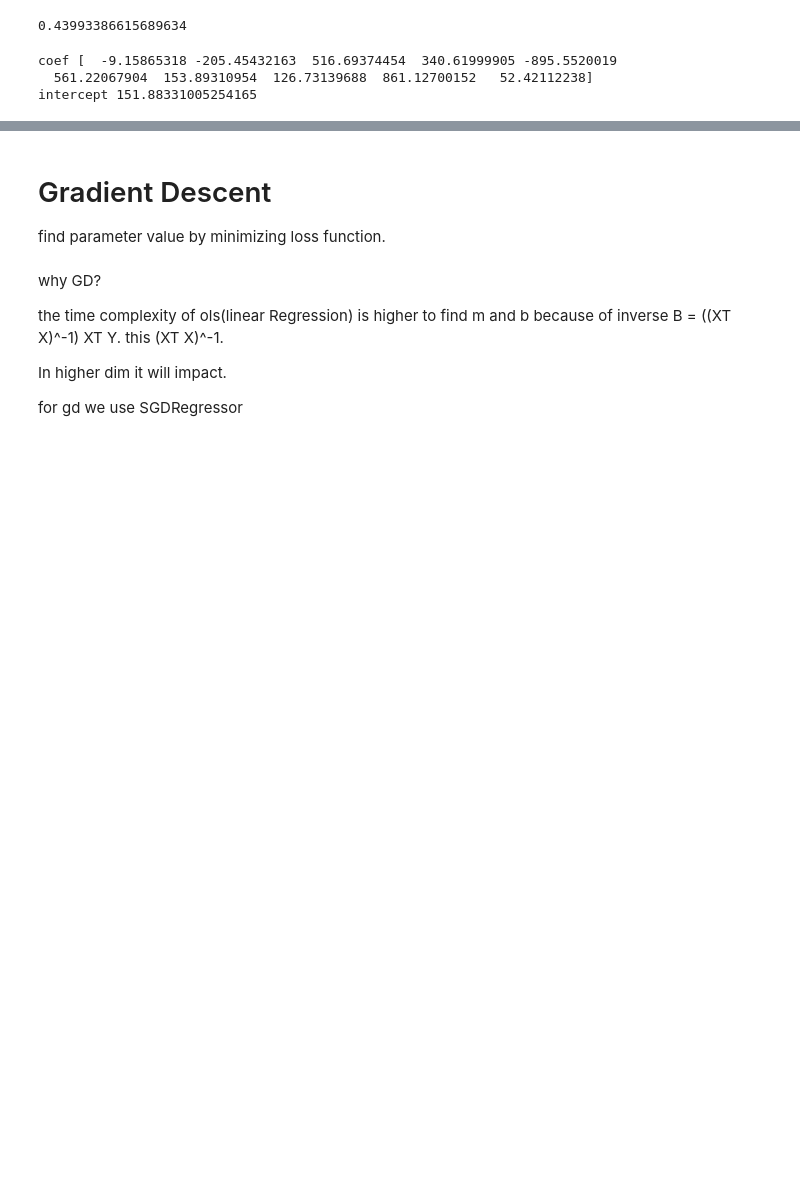
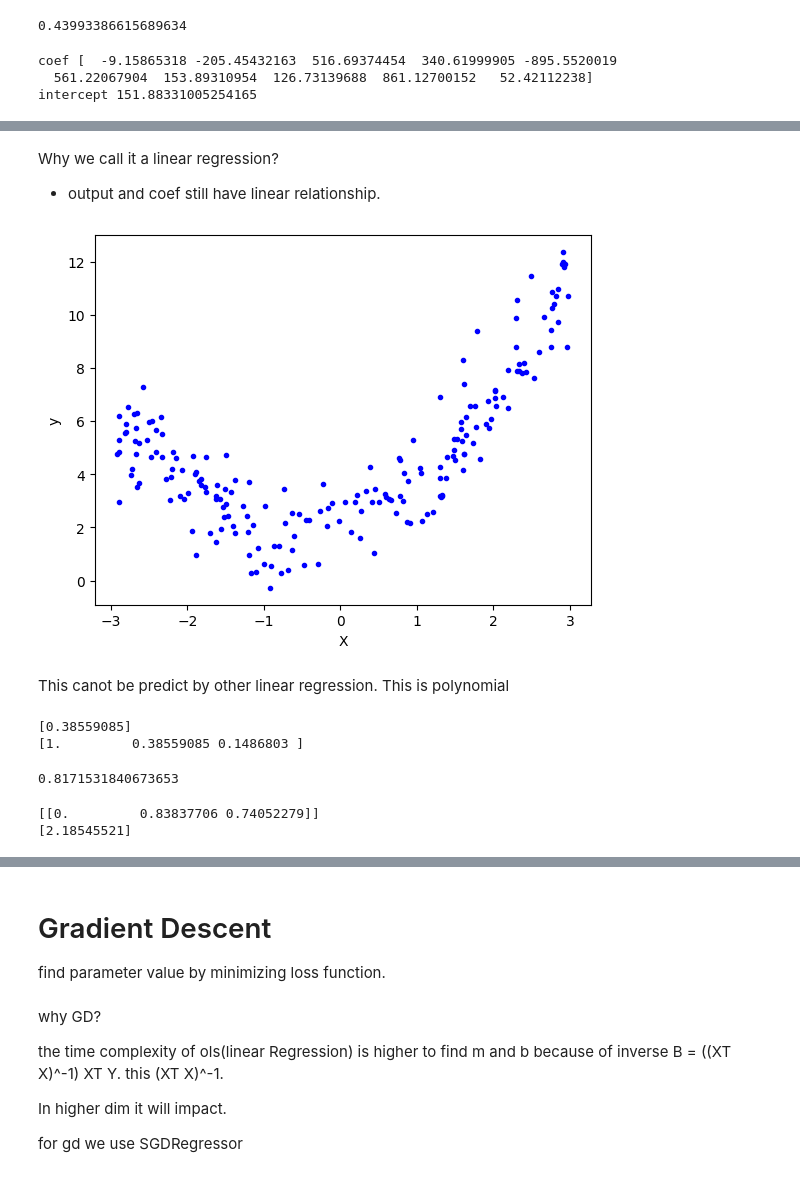
Before and after one commit to Avit-hodibu/Regression, a Jupyter notebook: Regression.ipynb, the cells around one changed output, grey strips where cells are left out. Saved outputs shown, nothing was run; the diff lists cells and outputs as text; code cells hidden in the pictures; blank space fills up the shorter version.

Commit message:
poly Regression

```diff
--- a/Regression.ipynb
+++ b/Regression.ipynb
@@ -414,0 +428,3 @@ intercept 151.88331005254165
+# %% [markdown]
+Why we call it a linear regression?
+- output and coef still have linear relationship.
@@ -414,0 +439,13 @@ intercept 151.88331005254165
+# %%
+# creating random data
+X=  6*  np.random.rand(200,1)-3
+y= 0.8*X**2 + 0.9*X + 2 + np.random.randn(200,1) # y = 0.8x^2 + 0.9x+2
+# %%
+plt.plot(X, y,'b.')
+plt.xlabel("X")
+plt.ylabel("y")
+plt.show()
+# %% [output]
+[figure, added]
+# %% [markdown]
+This canot be predict by other linear regression. This is polynomial
@@ -414,0 +462,21 @@ intercept 151.88331005254165
+# %%
+print(X_train[0])
+print(X_train_trans[0])
+# %% [output]
+[0.38559085]
+[1.         0.38559085 0.1486803 ]
+# %%
+lr = LinearRegression()
+lr.fit(X_train_trans,y_train)
+y_pred = lr.predict(X_test_trans)
+r2_score(y_test,y_pred)
+# %% [output]
+0.8171531840673653
+# %%
+print(lr.coef_)
+print(lr.intercept_)
+# y = 0.8x^2 + 0.9x+2
+# giving similar as above y equation through which we make
+# %% [output]
+[[0.         0.83837706 0.74052279]]
+[2.18545521]
```
Also changed, not shown: parts of 33 cells of this notebook.
